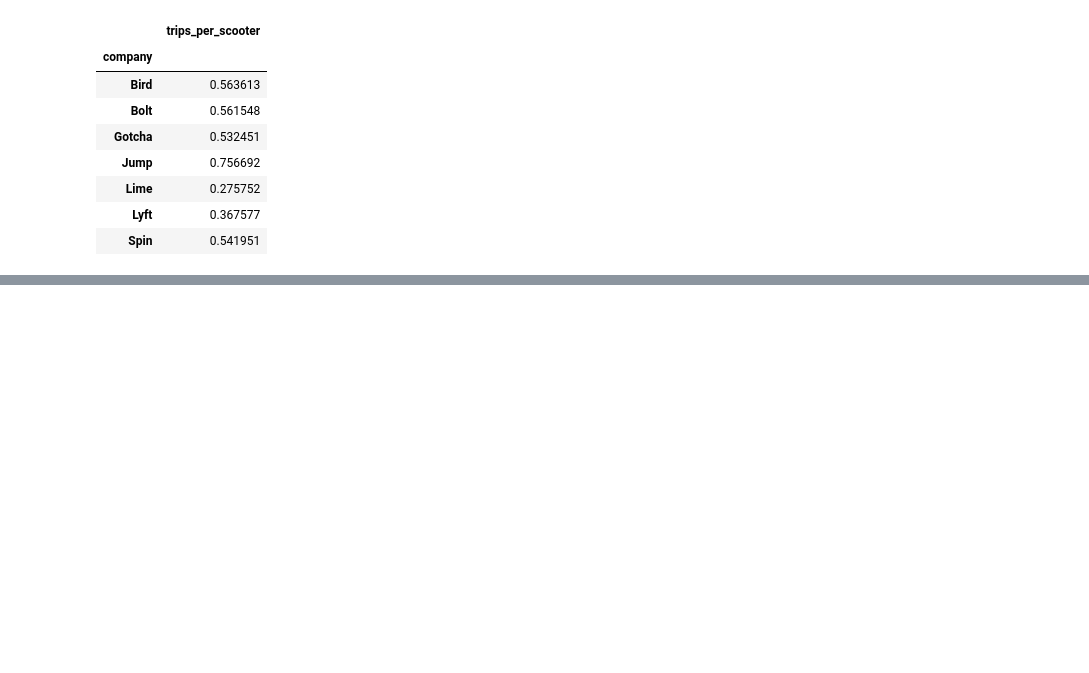
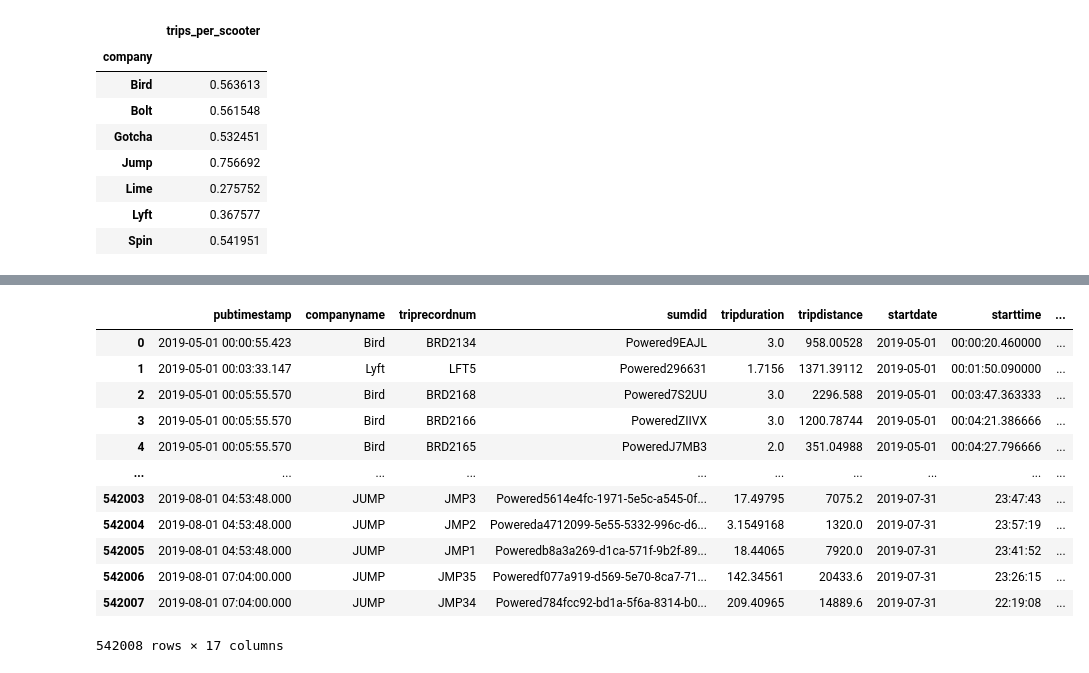
Before and after one commit to NSS-Data-Analytics-Cohort-11/scooters-no-pineapple, a Jupyter notebook: notebook/Scooter Book.ipynb, the cells around one changed output, grey strips where cells are left out. Cells and saved outputs as stored; diff of their text form; code cells hidden in the pictures; blank space fills up the shorter version.

```diff
--- a/notebook/Scooter Book.ipynb
+++ b/notebook/Scooter Book.ipynb
@@ -391,0 +493,19 @@ comp_trips_by_day.groupby(['company',]).agg({'trips_per_scooter': 'mean'})
+# %%
+clean_trips_geo = gpd.read_file('../data/clean_trips.csv',
+                         GEOM_POSSIBLE_NAMES="triproute",
+                         KEEP_GEOM_COLUMNS="YES")
+clean_trips_geo
+# %% [output]
+|  | pubtimestamp | companyname | triprecordnum | sumdid | tripduration | tripdistance | startdate | starttime | ... |
+| 0 | 2019-05-01 00:00:55.423 | Bird | BRD2134 | Powered9EAJL | 3.0 | 958.00528 | 2019-05-01 | 00:00:20.460000 | ... |
+| 1 | 2019-05-01 00:03:33.147 | Lyft | LFT5 | Powered296631 | 1.7156 | 1371.39112 | 2019-05-01 | 00:01:50.090000 | ... |
+| 2 | 2019-05-01 00:05:55.570 | Bird | BRD2168 | Powered7S2UU | 3.0 | 2296.588 | 2019-05-01 | 00:03:47.363333 | ... |
+| 3 | 2019-05-01 00:05:55.570 | Bird | BRD2166 | PoweredZIIVX | 3.0 | 1200.78744 | 2019-05-01 | 00:04:21.386666 | ... |
+| 4 | 2019-05-01 00:05:55.570 | Bird | BRD2165 | PoweredJ7MB3 | 2.0 | 351.04988 | 2019-05-01 | 00:04:27.796666 | ... |
+| ... | ... | ... | ... | ... | ... | ... | ... | ... | ... |
+| 542003 | 2019-08-01 04:53:48.000 | JUMP | JMP3 | Powered5614e4fc-1971-5e5c-a545-0f... | 17.49795 | 7075.2 | 2019-07-31 | 23:47:43 | ... |
+| 542004 | 2019-08-01 04:53:48.000 | JUMP | JMP2 | Powereda4712099-5e55-5332-996c-d6... | 3.1549168 | 1320.0 | 2019-07-31 | 23:57:19 | ... |
+| 542005 | 2019-08-01 04:53:48.000 | JUMP | JMP1 | Poweredb8a3a269-d1ca-571f-9b2f-89... | 18.44065 | 7920.0 | 2019-07-31 | 23:41:52 | ... |
+| 542006 | 2019-08-01 07:04:00.000 | JUMP | JMP35 | Poweredf077a919-d569-5e70-8ca7-71... | 142.34561 | 20433.6 | 2019-07-31 | 23:26:15 | ... |
+| 542007 | 2019-08-01 07:04:00.000 | JUMP | JMP34 | Powered784fcc92-bd1a-5f6a-8314-b0... | 209.40965 | 14889.6 | 2019-07-31 | 22:19:08 | ... |
+542008 rows × 17 columns
```
Also changed, not shown: parts of 32 cells of this notebook, 2 other files.
